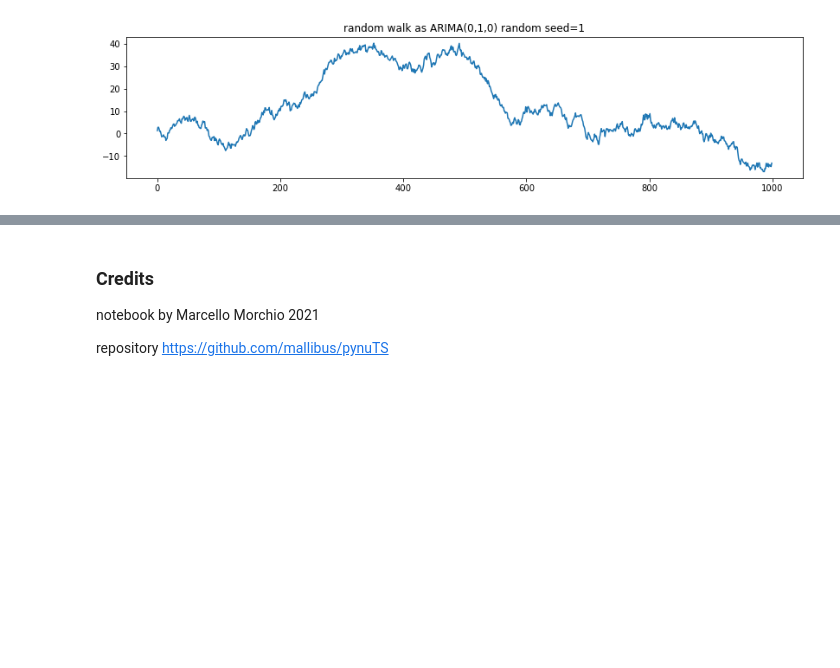
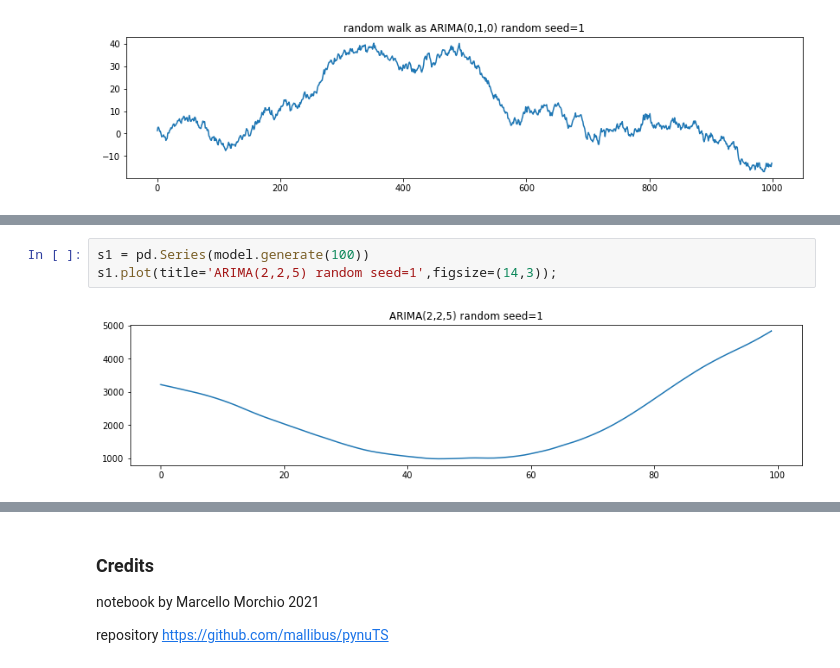
Before and after one commit to nickprock/pynuTS, a Jupyter notebook: demos/experiments for generator.ipynb, the cells around one changed output, grey strips where cells are left out. Drawn from its saved outputs; the diff is of its cells as text; blank space fills up the shorter version.

```diff
--- a/demos/experiments for generator.ipynb
+++ b/demos/experiments for generator.ipynb
@@ -157,0 +198,5 @@ s1.plot(title='ARIMA(2,2,5) random seed=1',figsize=(14,3));
+# %%
+s1 = pd.Series(model.generate(100))
+s1.plot(title='ARIMA(2,2,5) random seed=1',figsize=(14,3));
+# %% [output]
+[figure, added]
```
Also changed, not shown: parts of 12 cells of this notebook, 3 other files.
